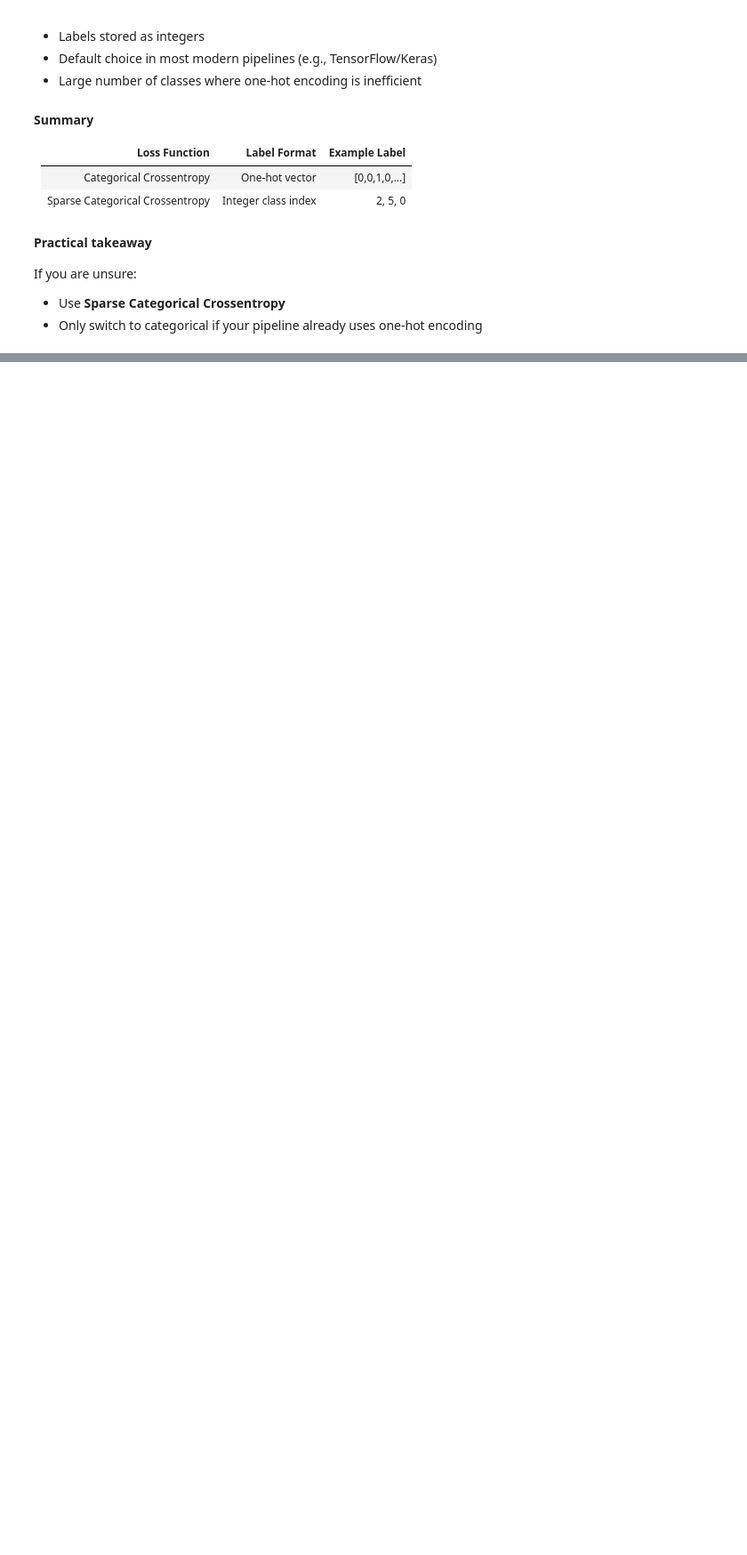
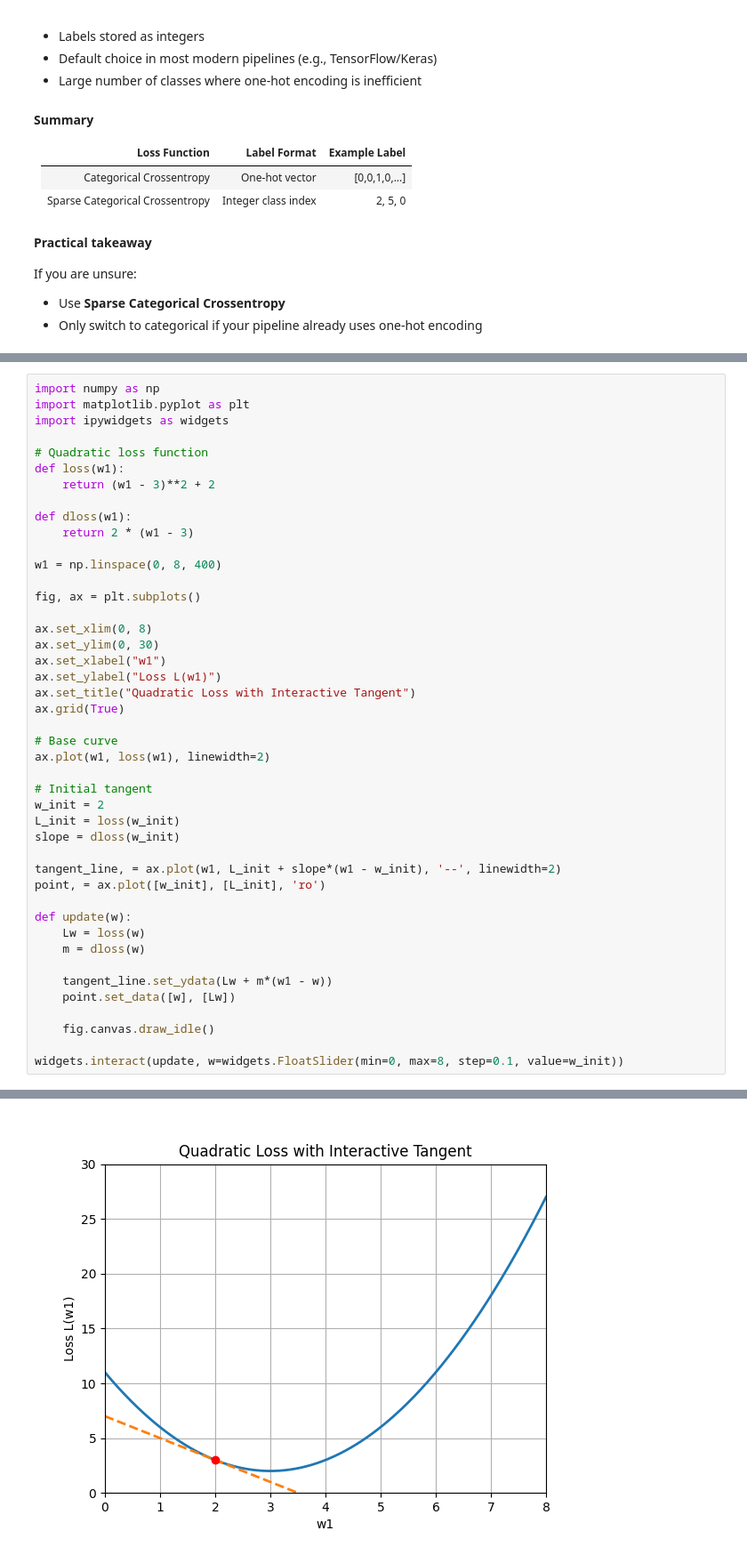
Before and after one commit to SahilRamdoss/TF_Learning_and_Projects, a Jupyter notebook: TensorFlow_Course.ipynb, the cells around one changed output, grey strips where cells are left out. Shown at 89% size. Cells and saved outputs as stored; diff of their text form; blank space fills up the shorter version.

```diff
--- a/TensorFlow_Course.ipynb
+++ b/TensorFlow_Course.ipynb
@@ -635,0 +686,45 @@ If you are unsure:
+# %%
+import numpy as np
+import matplotlib.pyplot as plt
+import ipywidgets as widgets
+
+# Quadratic loss function
+def loss(w1):
+    return (w1 - 3)**2 + 2
+
+def dloss(w1):
+    return 2 * (w1 - 3)
+
+w1 = np.linspace(0, 8, 400)
+
+fig, ax = plt.subplots()
+
+ax.set_xlim(0, 8)
+ax.set_ylim(0, 30)
+ax.set_xlabel("w1")
+ax.set_ylabel("Loss L(w1)")
+ax.set_title("Quadratic Loss with Interactive Tangent")
+ax.grid(True)
+
+# Base curve
+ax.plot(w1, loss(w1), linewidth=2)
+
+# Initial tangent
+w_init = 2
+L_init = loss(w_init)
+slope = dloss(w_init)
+
+tangent_line, = ax.plot(w1, L_init + slope*(w1 - w_init), '--', linewidth=2)
+point, = ax.plot([w_init], [L_init], 'ro')
+
+def update(w):
+    Lw = loss(w)
+    m = dloss(w)
+
+    tangent_line.set_ydata(Lw + m*(w1 - w))
+    point.set_data([w], [Lw])
+
+    fig.canvas.draw_idle()
+
+widgets.interact(update, w=widgets.FloatSlider(min=0, max=8, step=0.1, value=w_init))
+# %% [output]
@@ -635,0 +733 @@ If you are unsure:
+[figure, added]
```
Also changed, not shown: parts of 70 cells of this notebook, 6 other files.
